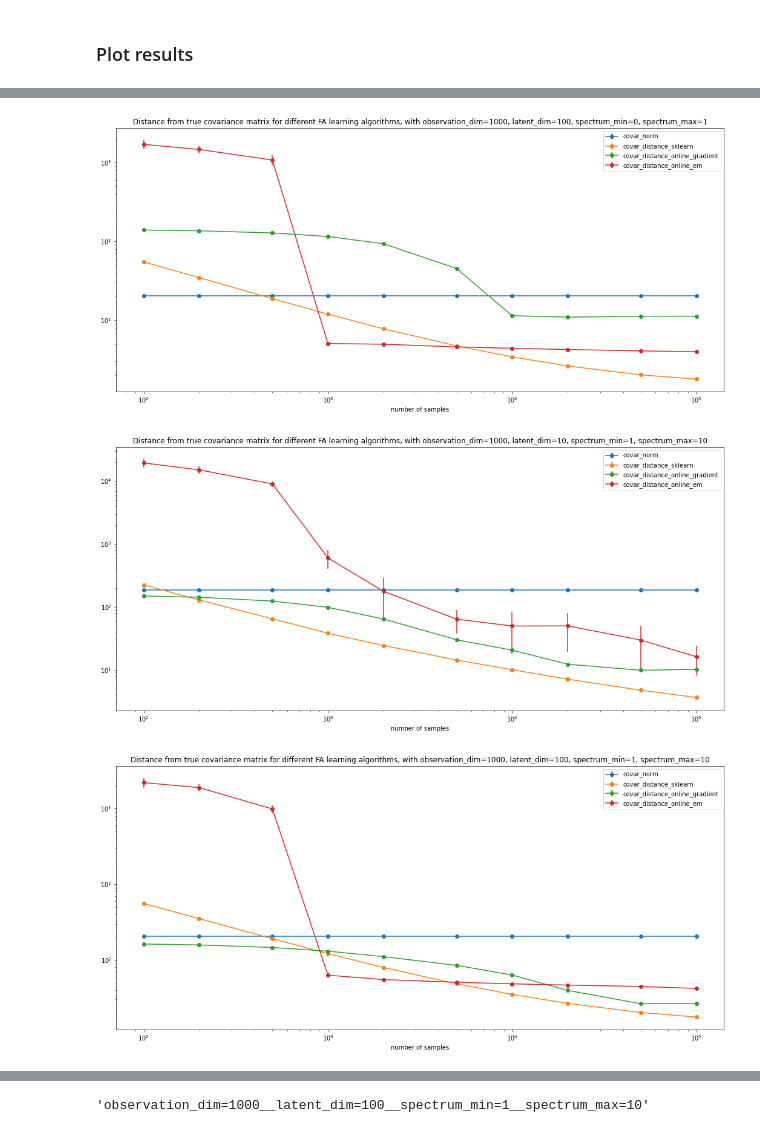
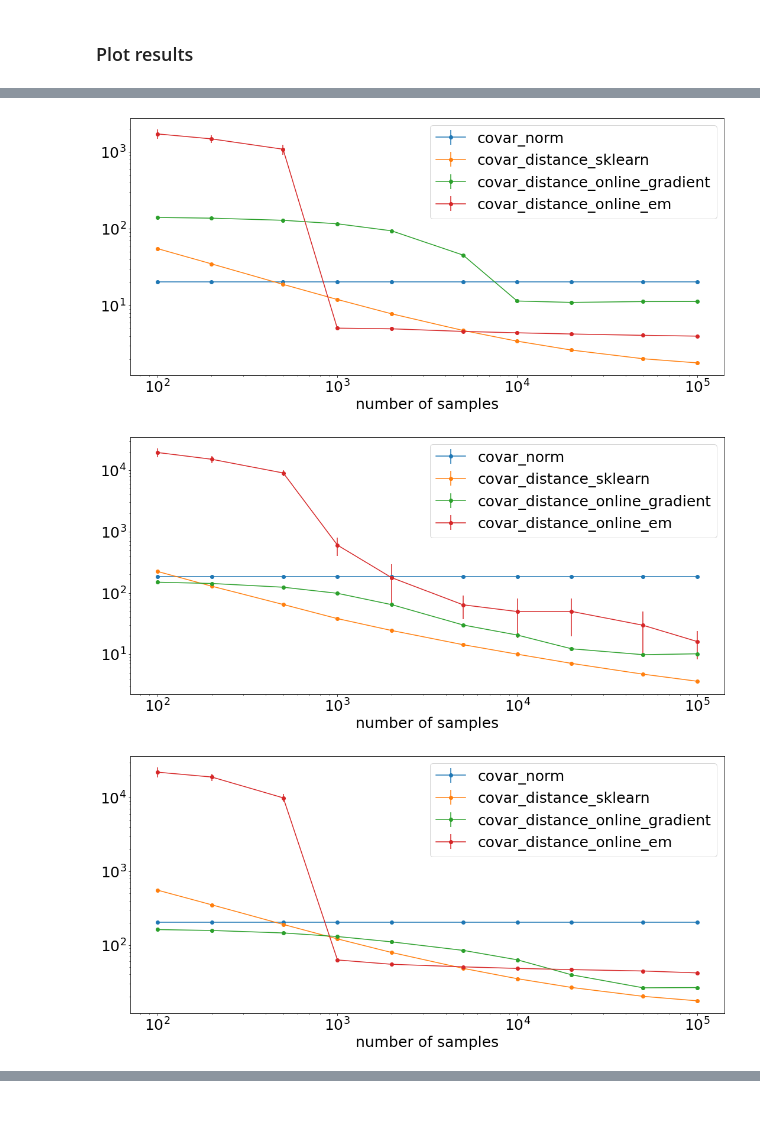
Before and after one commit to ayeright/swafa, a Jupyter notebook: experiments/notebooks/OnlineFactorAnalysis.ipynb, the cells around one changed output, grey strips where cells are left out. Drawn from its saved outputs; the diff is of its cells as text; code cells hidden in the pictures.

Commit message:
add online fa plots to thesis

```diff
--- a/experiments/notebooks/OnlineFactorAnalysis.ipynb
+++ b/experiments/notebooks/OnlineFactorAnalysis.ipynb
@@ -2,6 +2,8 @@
 import numpy as np
 import pandas as pd
 import matplotlib.pyplot as plt
+
+plt.rcParams.update({'font.size': 25})
 # %% [markdown]
 ### Load the experiment results
 # %%
@@ -39,8 +41,6 @@ for _, params in param_combinations.iterrows():
         se = group_se[column]
         plt.errorbar(x, y, se, label=column, marker='o')
 
-    param_str = ', '.join([f'{key}={value}' for key, value in  params.to_dict().items()])
-    plt.title(f'Distance from true covariance matrix for different FA learning algorithms, with {param_str}')
     plt.xlabel('number of samples')
     plt.xscale('log')
     plt.yscale('log')
@@ -51,6 +51,6 @@ for _, params in param_combinations.iterrows():
-[figure, old version]
+[figure, new version]
-[figure, old version]
+[figure, new version]
-[figure, old version]
+[figure, new version]
 # %%
 group_means
 # %% [output]
@@ -66,8 +66,3 @@ group_means
 | 20000 | 205.522539 | 26.631161 | 39.549018 | 46.478448 |
 | 50000 | 205.522539 | 20.167508 | 26.344634 | 44.529899 |
 | 100000 | 205.522539 | 17.545218 | 26.528695 | 41.951070 |
-# %%
-param_str = '__'.join([f'{name}={value}' for name, value in params.to_dict().items()])
-param_str
-# %% [output]
-'observation_dim=1000__latent_dim=100__spectrum_min=1__spectrum_max=10'
```
Also changed, not shown: parts of 1 cell of this notebook, 12 other files.
